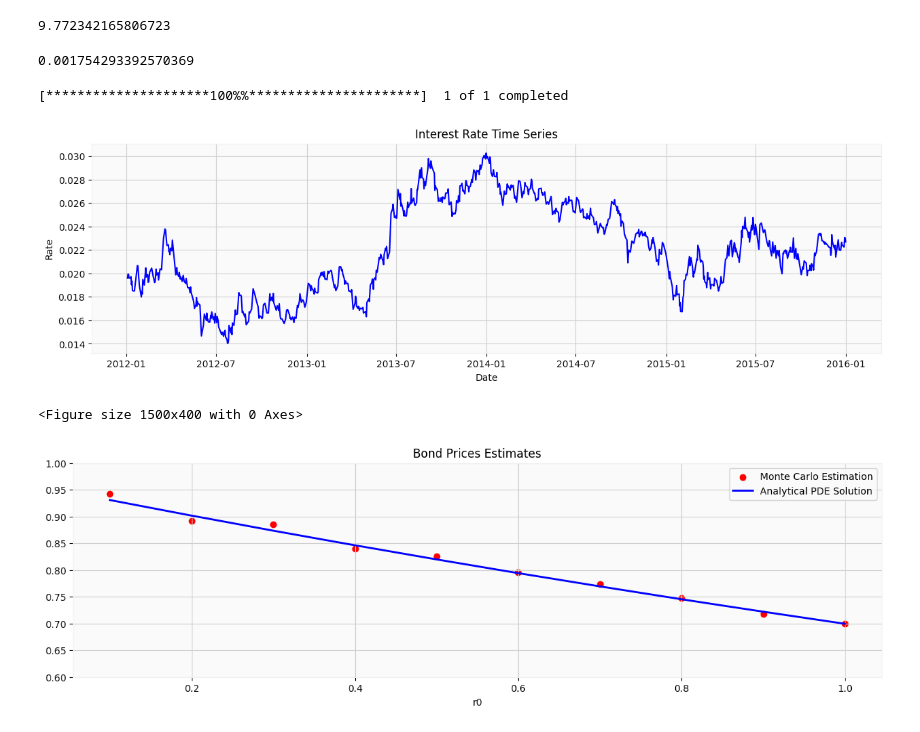
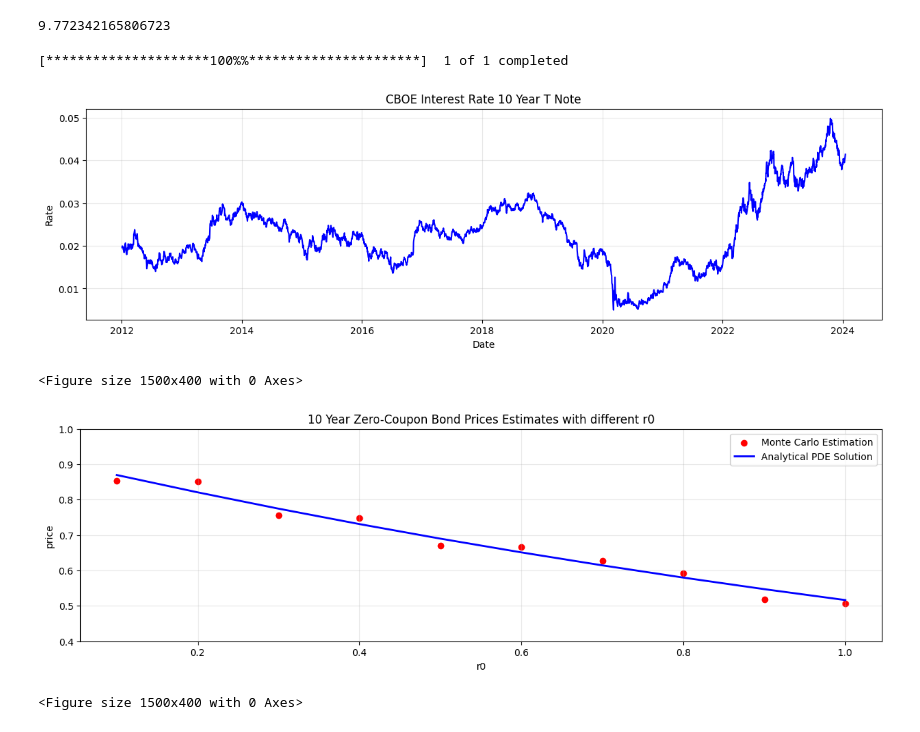
Before and after one commit to laic0022/FN6813-Interest-Rate-Derivatives, a Jupyter notebook: 1. Short Rates and Bond Pricing/ST_MRM.ipynb, the cells around one changed output. Saved outputs shown, nothing was run; the diff lists cells and outputs as text; code cells hidden in the pictures.

```diff
--- a/1. Short Rates and Bond Pricing/ST_MRM.ipynb
+++ b/1. Short Rates and Bond Pricing/ST_MRM.ipynb
@@ -248,7 +233,3 @@ dt=1/252
 sigmadt/dt/(2*(1-oneminusbdt)/dt)
 # %% [output]
 9.772342165806723
-# %%
-(ar_sim[1:]-ar_sim[:-1]).mean()
-# %% [output]
-0.001754293392570369
@@ -255,19 +247,25 @@ sigmadt/dt/(2*(1-oneminusbdt)/dt)
 # %%
+import numpy as np
+import matplotlib.pyplot as plt
+import pandas as pd
+import yfinance as yf
+
 # Fetching data
-data = yf.download("^TNX", start="2012-01-01", end="2016-01-01")
+data = yf.download("^TNX", start="2012-01-01", end="2024-01-19")
 rate = 0.01 * data['Adj Close'].dropna()
 
 # Plotting
 plt.figure(figsize=(15, 4))
 plt.plot(rate.index, rate.values, color='blue')
-plt.title('Interest Rate Time Series')
+plt.title('CBOE Interest Rate 10 Year T Note')
 plt.xlabel('Date')
 plt.ylabel('Rate')
+plt.grid(alpha=0.3)
 plt.show()
 
 N = len(rate)
 dt = 1.0 / 365
-
+# Calibrate the Vasicek model
 ratek = rate.values
 ratekplus1 = np.append(ratek[1:], 0)
 b = (1 - ((np.sum(ratek * ratekplus1) - np.sum(ratek) * np.sum(ratekplus1) / N) /
@@ -275,52 +273,66 @@ b = (1 - ((np.sum(ratek * ratekplus1) - np.sum(ratek) * np.sum(ratekplus1) / N)
 a = (np.sum(ratekplus1) - (1 - b * dt) * np.sum(ratek)) / N / dt
 sigma = np.sqrt(np.sum((ratekplus1 - (1 - b) * ratek - a) ** 2) / N) / np.sqrt(dt)
 
+# Price 10 year zero-coupon bond
+N = 10 * 365
 t = np.arange(N)
 nval = 10
 nsim = 200
 bprice = np.zeros(nval)
 r = np.zeros(nval)
 R = np.zeros((nsim, N))
 
 plt.figure(figsize=(15, 4))
 
 for n in range(1, nval + 1):
     X = np.random.normal(0, np.sqrt(dt), (nsim, N))
     r[n - 1] = n / 10
     for i in range(nsim):
         R[i, 0] = r[n - 1]
         for j in range(1, N):
             R[i, j] = R[i, j - 1] + (a - b * R[i, j - 1]) * dt + sigma * X[i, j]
         bprice[n - 1] += np.exp(-np.sum(R[i, :]) * dt)
-        # plt.plot(t, R[i, :], label=f"r0={r[n - 1]}, n={n}, Sum / {i}",
-        #          color='blue', linestyle='-', linewidth=2)
-        # plt.axhline(y=a / b, color='purple', linestyle='-', linewidth=2)
-        # plt.axhline(y=0, color='black', linestyle='-', linewidth=2)
-        # plt.xlabel('Time')
-        # plt.ylabel('')
-        # plt.ylim(-0.4, 0.6)
-        # plt.legend()
-        # plt.show(block=False)
-        # plt.pause(1.0)
     bprice[n - 1] /= nsim
-    # print(n)
+
 
 T = N / 365
 C = -(1 - np.exp(-b * T)) / b
 A = -(a / b - sigma ** 2 / 2 / b ** 2) * (T + C) - sigma ** 2 * C ** 2 / 4 / b
 result = np.exp(A + r * C)
 
 plt.figure(figsize=(15, 4))
 plt.scatter(r, bprice, label='Monte Carlo Estimation', color='red')
 plt.plot(r, result, label='Analytical PDE Solution', color='blue', linewidth=2)
-plt.title('Bond Prices Estimates')
+plt.title('10 Year Zero-Coupon Bond Prices Estimates with different r0')
 plt.xlabel('r0')
-plt.ylabel('')
-plt.ylim(0.6, 1)
+plt.ylabel('price')
+plt.ylim(0.4, 1)
 plt.legend()
+plt.grid(alpha=0.3)
 plt.show()
 # %% [output]
 [*********************100%%**********************]  1 of 1 completed
-[figure, old version]
+[figure, new version]
 <Figure size 1500x400 with 0 Axes>
-[figure, old version]
+[figure, new version]
+# %%
+N = 10 * 365
+t = np.arange(N)
+nval = 3
+nsim = 200
+bprice = np.zeros(nval)
+r = np.zeros(nval)
+R = np.zeros((nsim, N))
+R = np.zeros((nsim, N))
+
+plt.figure(figsize=(15, 4))
+
+for n in range(1, nval + 1):
+    X = np.random.normal(0, np.sqrt(dt), (nsim, N))
+    r[n - 1] = 1
+    for i in range(nsim):
+        R[i, 0] = r[n - 1]
+        for j in range(1, N):
+            R[i, j] = R[i, j - 1] + (a - b * R[i, j - 1]) * dt + sigma * X[i, j]
+# %% [output]
+<Figure size 1500x400 with 0 Axes>
```
Also changed, not shown: parts of 11 cells of this notebook.
